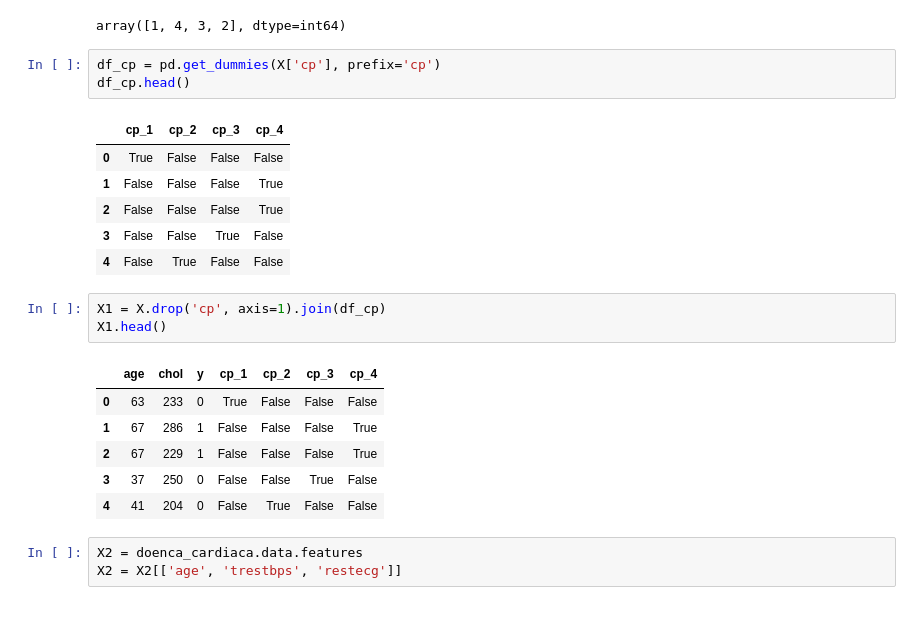
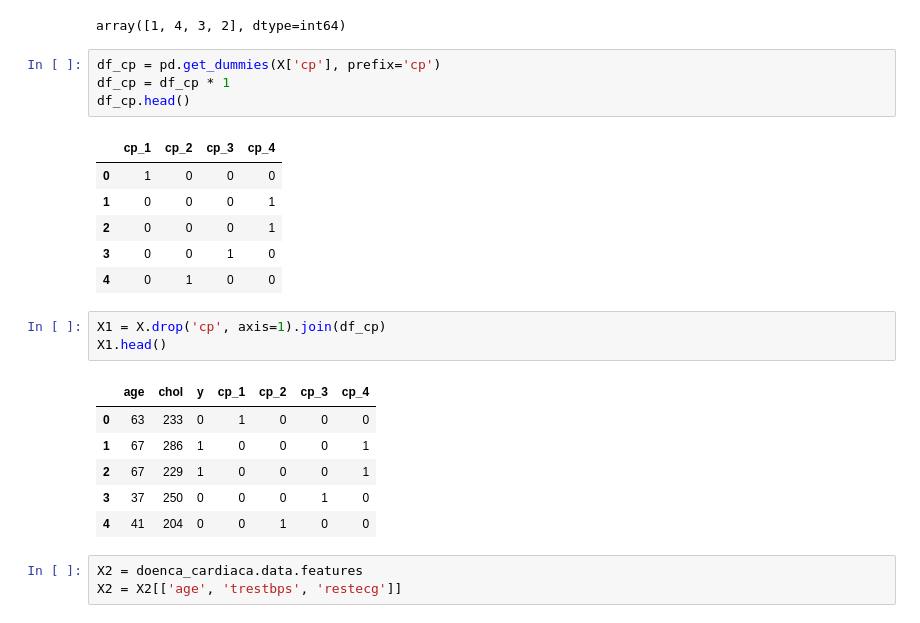
Before and after one commit to AndersonDeFaro/Estudos-Alura-Pyhton, a Jupyter notebook: 7 - TensorFlow/1_0_Introducao.ipynb, the cells around one changed output. Drawn from its saved outputs; the diff is of its cells as text.

```diff
--- a/7 - TensorFlow/1_0_Introducao.ipynb
+++ b/7 - TensorFlow/1_0_Introducao.ipynb
@@ -173,24 +175,25 @@ X['cp'].unique()
 array([1, 4, 3, 2], dtype=int64)
 # %%
 df_cp = pd.get_dummies(X['cp'], prefix='cp')
+df_cp = df_cp * 1
 df_cp.head()
 # %% [output]
 |  | cp_1 | cp_2 | cp_3 | cp_4 |
-| 0 | True | False | False | False |
-| 1 | False | False | False | True |
-| 2 | False | False | False | True |
-| 3 | False | False | True | False |
-| 4 | False | True | False | False |
+| 0 | 1 | 0 | 0 | 0 |
+| 1 | 0 | 0 | 0 | 1 |
+| 2 | 0 | 0 | 0 | 1 |
+| 3 | 0 | 0 | 1 | 0 |
+| 4 | 0 | 1 | 0 | 0 |
 # %%
 X1 = X.drop('cp', axis=1).join(df_cp)
 X1.head()
 # %% [output]
 |  | age | chol | y | cp_1 | cp_2 | cp_3 | cp_4 |
-| 0 | 63 | 233 | 0 | True | False | False | False |
-| 1 | 67 | 286 | 1 | False | False | False | True |
-| 2 | 67 | 229 | 1 | False | False | False | True |
-| 3 | 37 | 250 | 0 | False | False | True | False |
-| 4 | 41 | 204 | 0 | False | True | False | False |
+| 0 | 63 | 233 | 0 | 1 | 0 | 0 | 0 |
+| 1 | 67 | 286 | 1 | 0 | 0 | 0 | 1 |
+| 2 | 67 | 229 | 1 | 0 | 0 | 0 | 1 |
+| 3 | 37 | 250 | 0 | 0 | 0 | 1 | 0 |
+| 4 | 41 | 204 | 0 | 0 | 1 | 0 | 0 |
 # %%
 X2 = doenca_cardiaca.data.features
 X2 = X2[['age', 'trestbps', 'restecg']]
```
Also changed, not shown: parts of 23 cells of this notebook, 1 other file.
